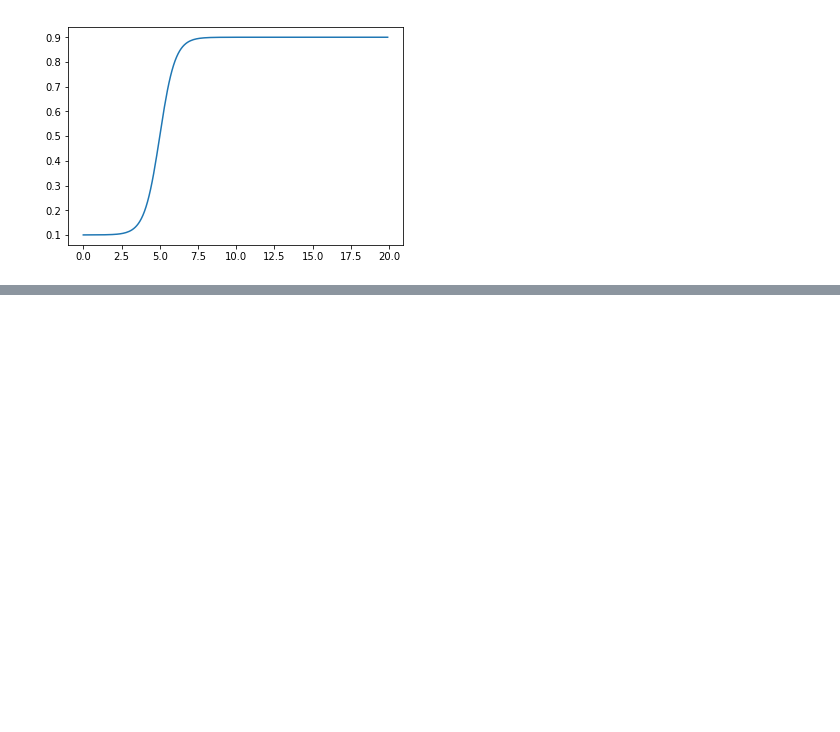
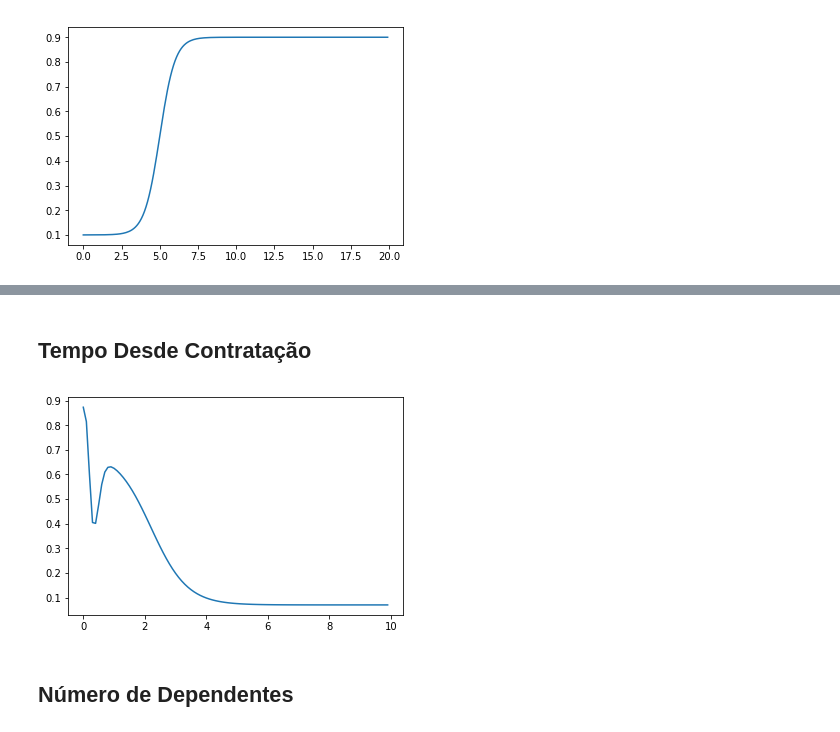
Before and after one commit to kiq005/AM-Demissao, a Jupyter notebook: Funções Base.ipynb, the cells around one changed output, grey strips where cells are left out. Drawn from its saved outputs; the diff is of its cells as text; code cells hidden in the pictures; blank space fills up the shorter version.

```diff
--- a/Funções Base.ipynb
+++ b/Funções Base.ipynb
@@ -91,0 +99,11 @@ plt.show()
+# %% [markdown]
+## Tempo Desde Contratação
+# %%
+x_cont = np.arange(0, 10, .1);
+y_cont = ( sigmoid(x_cont, .7, 10, .5, .3) + sigmoid(x_cont, 0, 20, .2, .6) ) * sigmoid(x_cont, .1, 1.7, 2.2, 1)
+plt.plot(x_cont, y_cont)
+plt.show()
+# %% [output]
+[figure, added]
+# %% [markdown]
+## Número de Dependentes
```
Also changed, not shown: parts of 8 cells of this notebook.
